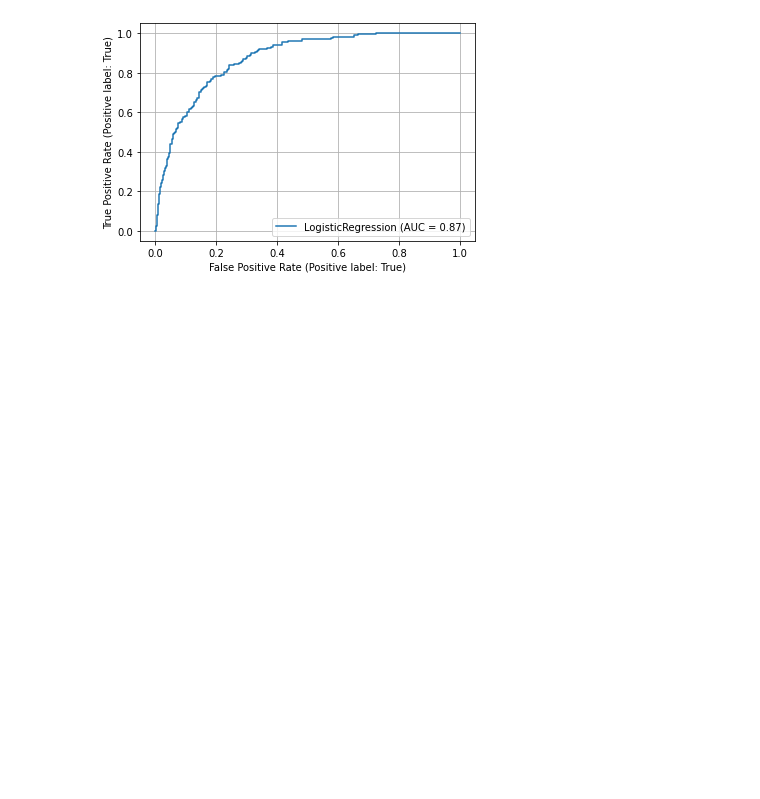
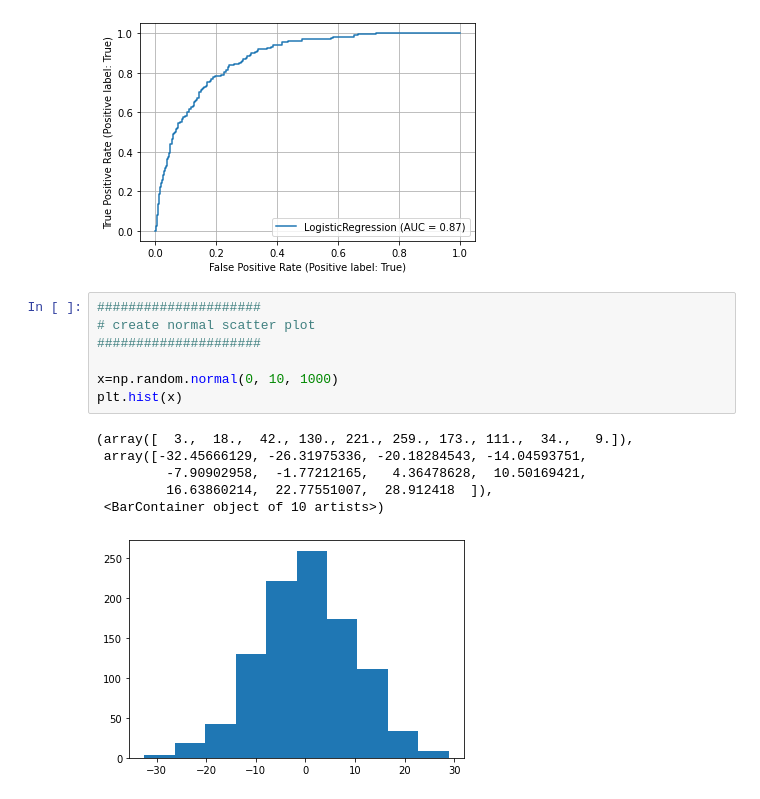
Before and after one commit to sourceoftruthdata/sot_interview_prep, a Jupyter notebook: notebooks/analysis.ipynb, the cells around one changed output. Drawn from its saved outputs; the diff is of its cells as text; blank space fills up the shorter version.

```diff
--- a/notebooks/analysis.ipynb
+++ b/notebooks/analysis.ipynb
@@ -627,3 +613,17 @@ metrics.plot_roc_curve(model, x_in, y_in)
 plt.grid()
 # %% [output]
 [figure]
+# %%
+#####################
+# create normal scatter plot
+#####################
+
+x=np.random.normal(0, 10, 1000)
+plt.hist(x)
+# %% [output]
+(array([  3.,  18.,  42., 130., 221., 259., 173., 111.,  34.,   9.]),
+ array([-32.45666129, -26.31975336, -20.18284543, -14.04593751,
+         -7.90902958,  -1.77212165,   4.36478628,  10.50169421,
+         16.63860214,  22.77551007,  28.912418  ]),
+ <BarContainer object of 10 artists>)
+[figure, added]
```
Also changed, not shown: parts of 10 cells of this notebook, 2 other files.
